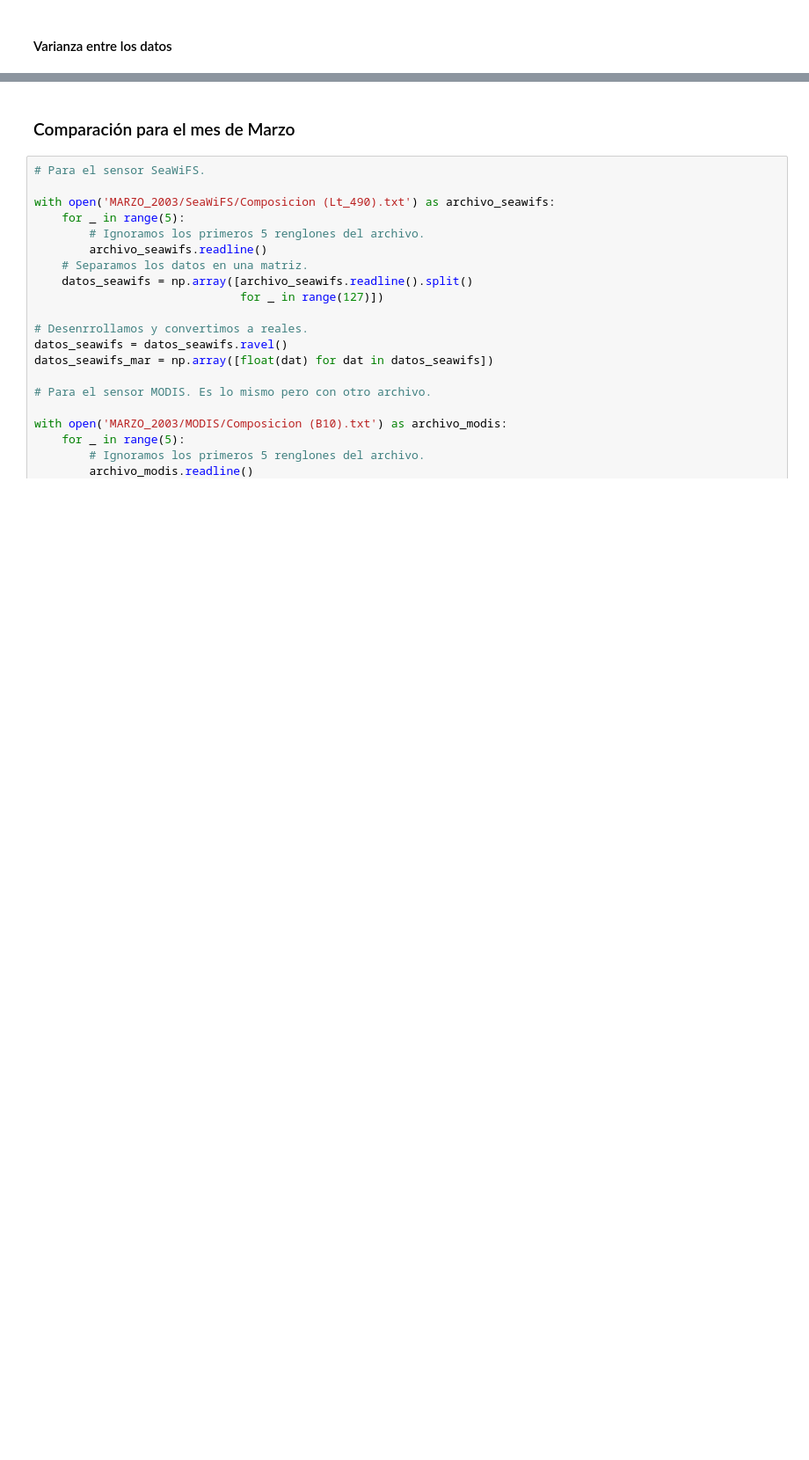
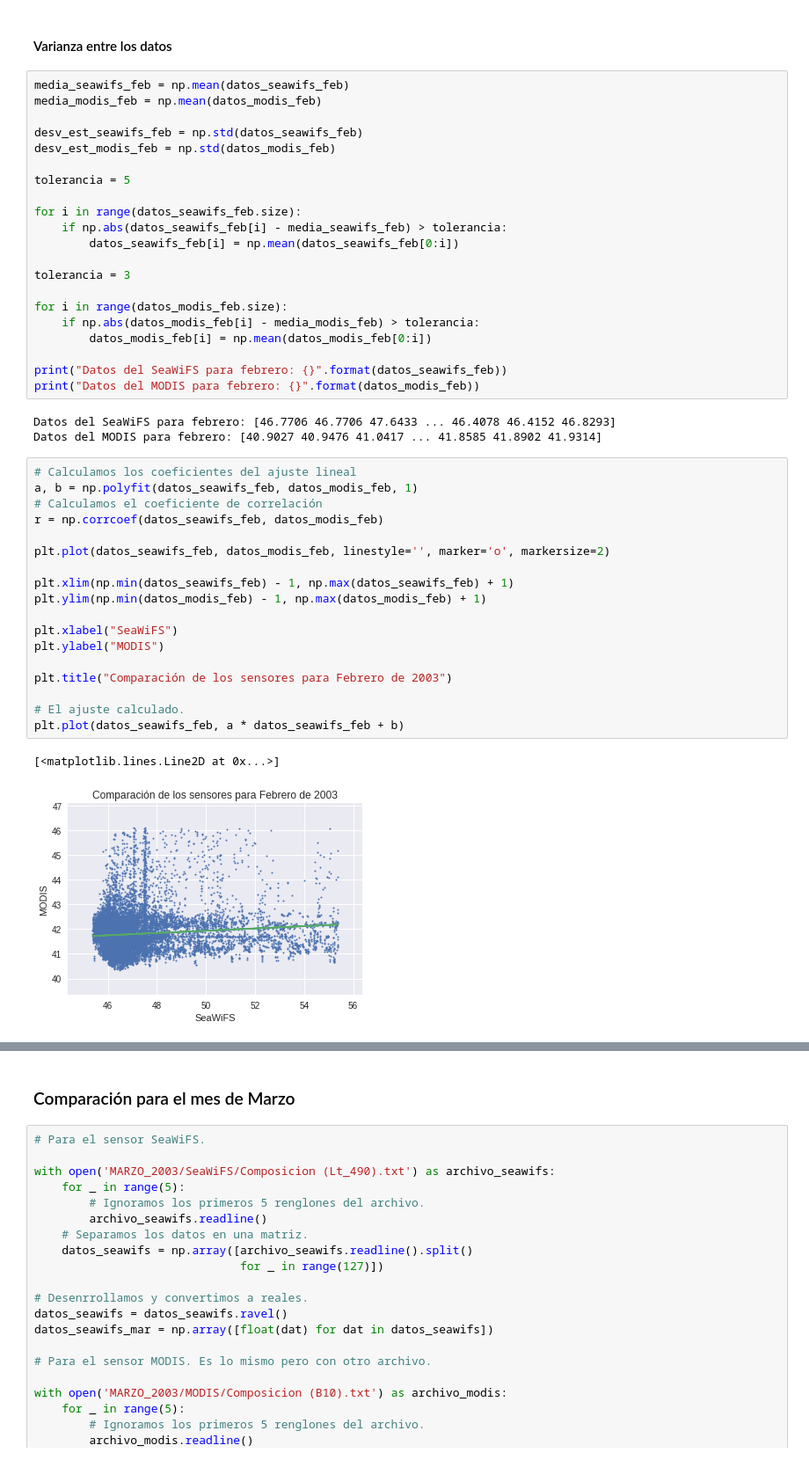
Before and after one commit to jjups96/Satellite, a Jupyter notebook: regresion/Regresión entre los sensores SeaWiFS y MODIS (490).ipynb, the cells around one changed output, grey strips where cells are left out. Shown: that part at 88% size. Drawn from its saved outputs; the diff is of its cells as text; blank space fills up the shorter version.

Commit message:
Cálculo de las varianzas para cada banda

```diff
--- a/regresion/Regresión entre los sensores SeaWiFS y MODIS (490).ipynb
+++ b/regresion/Regresión entre los sensores SeaWiFS y MODIS (490).ipynb
@@ -198,2 +241,47 @@ plt.plot(datos_seawifs_feb, a * datos_seawifs_feb + b)
 # %% [markdown]
 #### Varianza entre los datos
+# %%
+media_seawifs_feb = np.mean(datos_seawifs_feb)
+media_modis_feb = np.mean(datos_modis_feb)
+
+desv_est_seawifs_feb = np.std(datos_seawifs_feb)
+desv_est_modis_feb = np.std(datos_modis_feb)
+
+tolerancia = 5
+
+for i in range(datos_seawifs_feb.size):
+    if np.abs(datos_seawifs_feb[i] - media_seawifs_feb) > tolerancia:
+        datos_seawifs_feb[i] = np.mean(datos_seawifs_feb[0:i])
+
+tolerancia = 3
+
+for i in range(datos_modis_feb.size):
+    if np.abs(datos_modis_feb[i] - media_modis_feb) > tolerancia:
+        datos_modis_feb[i] = np.mean(datos_modis_feb[0:i])
+
+print("Datos del SeaWiFS para febrero: {}".format(datos_seawifs_feb))
+print("Datos del MODIS para febrero: {}".format(datos_modis_feb))
+# %% [output]
+Datos del SeaWiFS para febrero: [46.7706 46.7706 47.6433 ... 46.4078 46.4152 46.8293]
+Datos del MODIS para febrero: [40.9027 40.9476 41.0417 ... 41.8585 41.8902 41.9314]
+# %%
+# Calculamos los coeficientes del ajuste lineal
+a, b = np.polyfit(datos_seawifs_feb, datos_modis_feb, 1)
+# Calculamos el coeficiente de correlación
+r = np.corrcoef(datos_seawifs_feb, datos_modis_feb)
+
+plt.plot(datos_seawifs_feb, datos_modis_feb, linestyle='', marker='o', markersize=2)
+
+plt.xlim(np.min(datos_seawifs_feb) - 1, np.max(datos_seawifs_feb) + 1)
+plt.ylim(np.min(datos_modis_feb) - 1, np.max(datos_modis_feb) + 1)
+
+plt.xlabel("SeaWiFS")
+plt.ylabel("MODIS")
+
+plt.title("Comparación de los sensores para Febrero de 2003")
+
+# El ajuste calculado.
+plt.plot(datos_seawifs_feb, a * datos_seawifs_feb + b)
+# %% [output]
+[<matplotlib.lines.Line2D at 0x...>]
+[figure, added]
```
Also changed, not shown: parts of 24 cells of this notebook, 16 other files.
